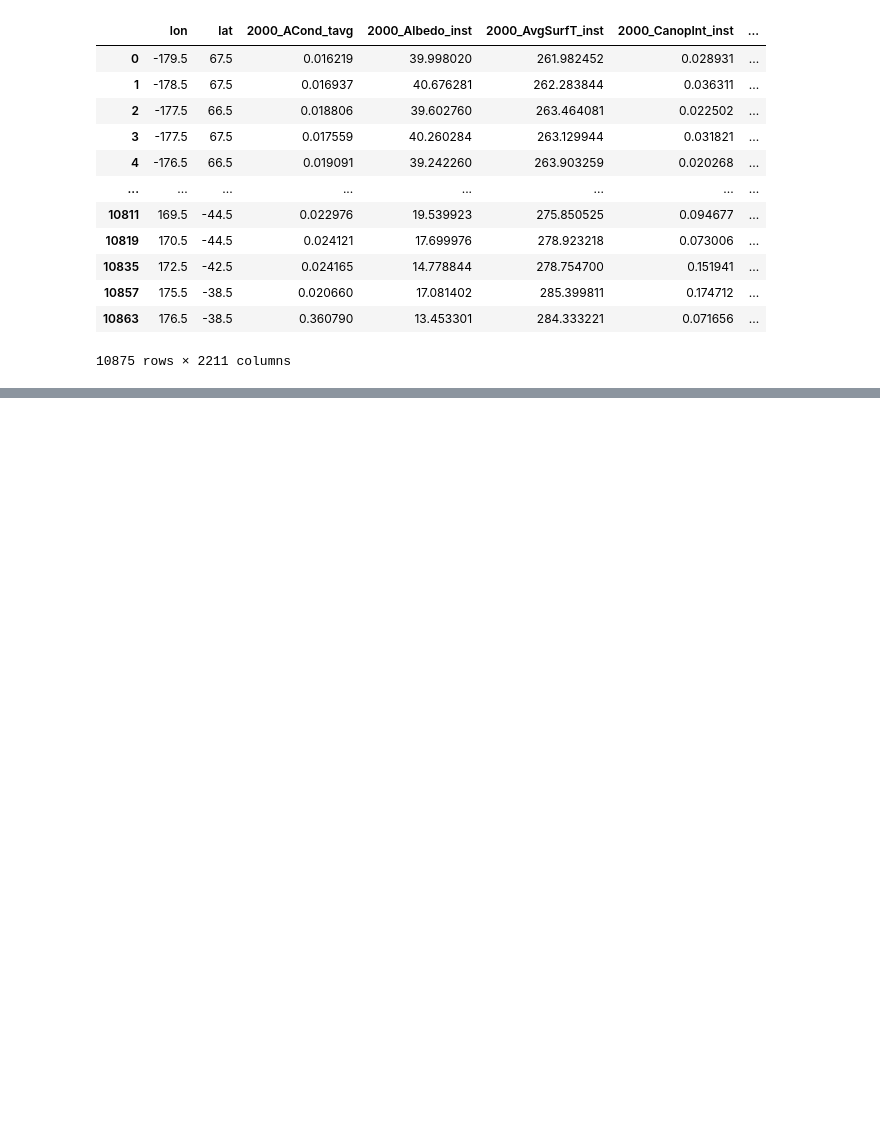
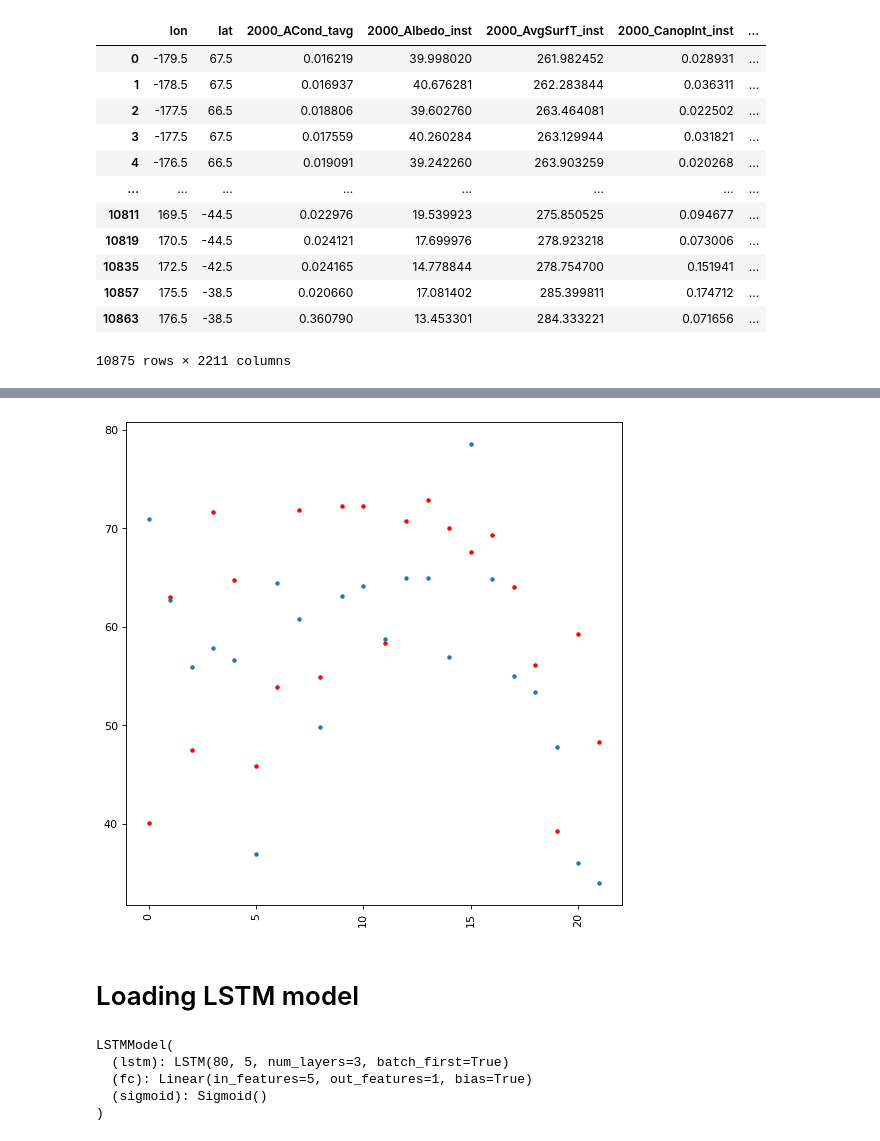
Before and after one commit to liliskov/Modern-Data-Analytics, a Jupyter notebook: Water Security.ipynb, the cells around one changed output, grey strips where cells are left out. Saved outputs shown, nothing was run; the diff lists cells and outputs as text; code cells hidden in the pictures; blank space fills up the shorter version.

```diff
--- a/Water Security.ipynb
+++ b/Water Security.ipynb
@@ -576,0 +596,12 @@ Name: WPI, Length: 3655, dtype: float64
+# %%
+def rnn_interesting_columns(frame, year=2016):
+    x_scaled = xscaler.transform(frame.filter(regex=".*%s.*" % year))
+    return pd.DataFrame(x_scaled)
+
+rnn_gdf_intersect = gdf_intersect.copy()
+rnn_input_size = len(rnn_interesting_columns(rnn_gdf_intersect).columns)
+rnn_hidden_dim = 5
+rnn_seq_len = 20
+rnn_n_layers = 3
+rnn_output_size = 1
+rnn_batch_size = 60
@@ -576,0 +728,24 @@ Name: WPI, Length: 3655, dtype: float64
+# %%
+tseqs, ttargets = rnn_get_batch(rnn_test_seqs, rnn_test_targets, rnn_test_seqs.shape[0])
+tseqs.to(device)
+output, _ = model(tseqs)
+
+
+plt.figure(figsize=(8, 8), dpi=80)
+plt.xticks(rotation=90)
+plt.plot(yscaler.inverse_transform(output.detach().numpy().reshape(-1, 1)), '.r')
+plt.plot(yscaler.inverse_transform(ttargets.detach().numpy().reshape(-1, 1)), '.')
+plt.show()
+# %% [output]
+[figure, added]
+# %% [markdown]
+# Loading LSTM model
+# %%
+best_model = torch.load("data/lstm.nn")
+best_model.eval()
+# %% [output]
+LSTMModel(
+  (lstm): LSTM(80, 5, num_layers=3, batch_first=True)
+  (fc): Linear(in_features=5, out_features=1, bias=True)
+  (sigmoid): Sigmoid()
+)
```
Also changed, not shown: parts of 24 cells of this notebook.
